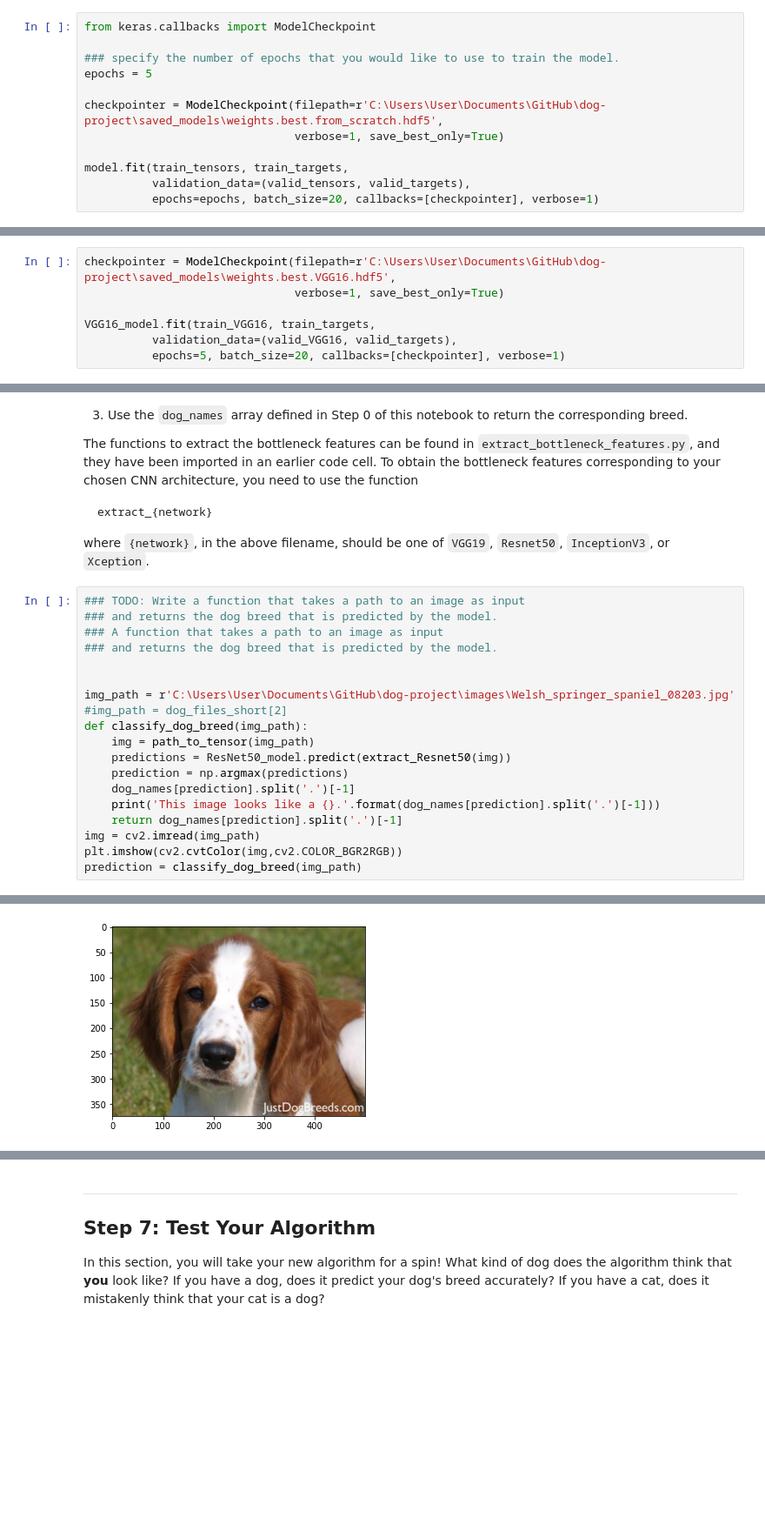
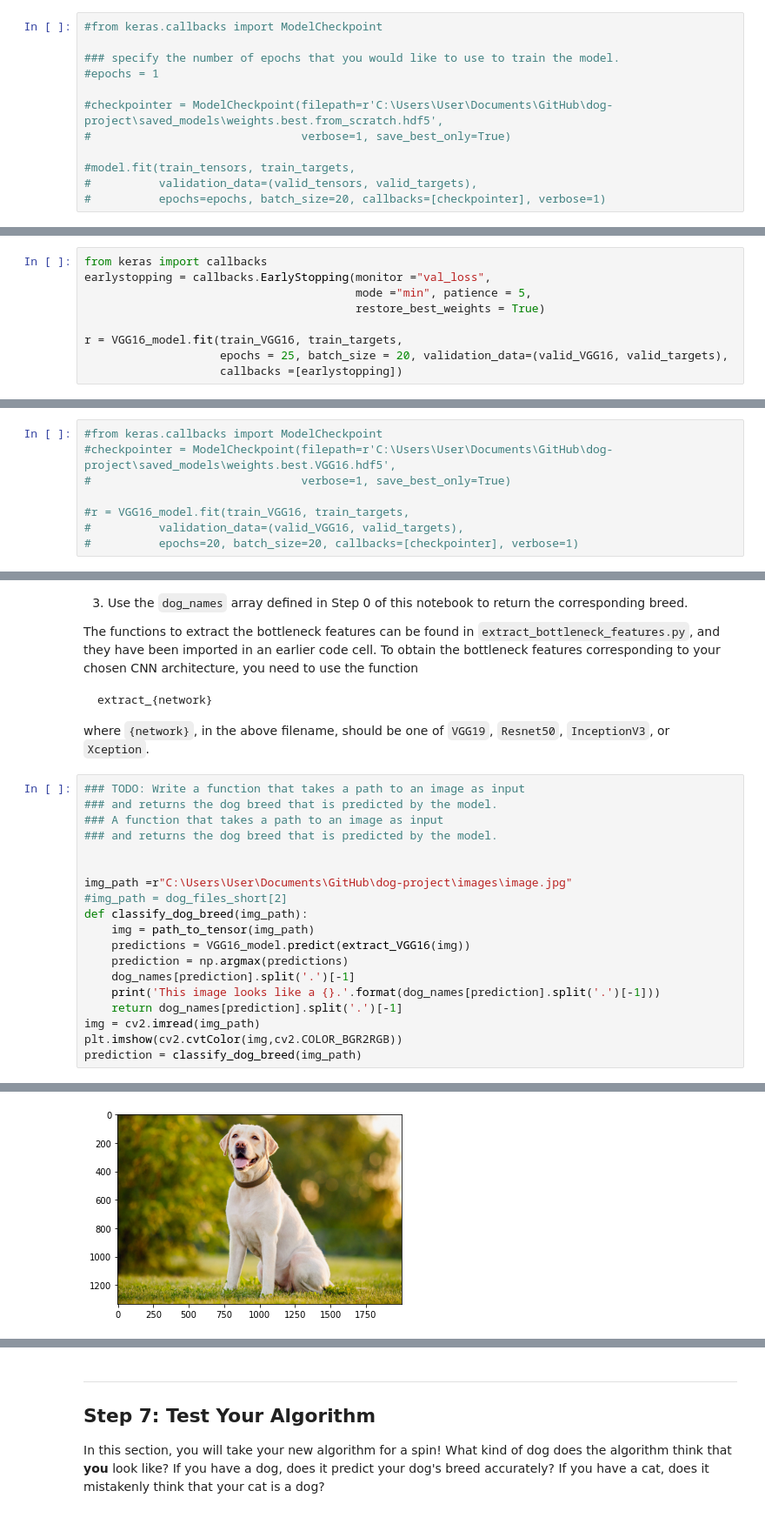
Before and after one commit to udacity/dog-project, a Jupyter notebook: dog_app.ipynb, the cells around one changed output, grey strips where cells are left out. Shown at 87% size. Saved outputs shown, nothing was run; the diff lists cells and outputs as text; blank space fills up the shorter version.

```diff
--- a/dog_app.ipynb
+++ b/dog_app.ipynb
@@ -424,14 +374,14 @@ Train your model in the code cell below.  Use model checkpointing to save the mo
 
 You are welcome to [augment the training data](https://blog.keras.io/building-powerful-image-classification-models-using-very-little-data.html), but this is not a requirement.
 # %%
-from keras.callbacks import ModelCheckpoint
+#from keras.callbacks import ModelCheckpoint
 
 ### specify the number of epochs that you would like to use to train the model.
-epochs = 5
+#epochs = 1
 
-checkpointer = ModelCheckpoint(filepath=r'C:\Users\User\Documents\GitHub\dog-project\saved_models\weights.best.from_scratch.hdf5',
-                               verbose=1, save_best_only=True)
+#checkpointer = ModelCheckpoint(filepath=r'C:\Users\User\Documents\GitHub\dog-project\saved_models\weights.best.from_scratch.hdf5',
+#                               verbose=1, save_best_only=True)
 
-model.fit(train_tensors, train_targets,
-          validation_data=(valid_tensors, valid_targets),
-          epochs=epochs, batch_size=20, callbacks=[checkpointer], verbose=1)
+#model.fit(train_tensors, train_targets,
+#          validation_data=(valid_tensors, valid_targets),
+#          epochs=epochs, batch_size=20, callbacks=[checkpointer], verbose=1)
@@ -511,3 +446,12 @@ _________________________________________________________________
 ### Compile the Model
 # %%
 VGG16_model.compile(loss='categorical_crossentropy', optimizer='rmsprop', metrics=['accuracy'])
+# %%
+from keras import callbacks
+earlystopping = callbacks.EarlyStopping(monitor ="val_loss",
+                                        mode ="min", patience = 5,
+                                        restore_best_weights = True)
+
+r = VGG16_model.fit(train_VGG16, train_targets,
+                    epochs = 25, batch_size = 20, validation_data=(valid_VGG16, valid_targets),
+                    callbacks =[earlystopping])
@@ -514,9 +476,10 @@ VGG16_model.compile(loss='categorical_crossentropy', optimizer='rmsprop', metric
 # %% [markdown]
 ### Train the Model
 # %%
-checkpointer = ModelCheckpoint(filepath=r'C:\Users\User\Documents\GitHub\dog-project\saved_models\weights.best.VGG16.hdf5',
-                               verbose=1, save_best_only=True)
+#from keras.callbacks import ModelCheckpoint
+#checkpointer = ModelCheckpoint(filepath=r'C:\Users\User\Documents\GitHub\dog-project\saved_models\weights.best.VGG16.hdf5',
+#                               verbose=1, save_best_only=True)
 
-VGG16_model.fit(train_VGG16, train_targets,
-          validation_data=(valid_VGG16, valid_targets),
-          epochs=5, batch_size=20, callbacks=[checkpointer], verbose=1)
+#r = VGG16_model.fit(train_VGG16, train_targets,
+#          validation_data=(valid_VGG16, valid_targets),
+#          epochs=20, batch_size=20, callbacks=[checkpointer], verbose=1)
@@ -732,11 +650,11 @@ where `{network}`, in the above filename, should be one of `VGG19`, `Resnet50`,
 ### and returns the dog breed that is predicted by the model.
 
 
-img_path = r'C:\Users\User\Documents\GitHub\dog-project\images\Welsh_springer_spaniel_08203.jpg'
+img_path =r"C:\Users\User\Documents\GitHub\dog-project\images\image.jpg"
 #img_path = dog_files_short[2]
 def classify_dog_breed(img_path):
     img = path_to_tensor(img_path)
-    predictions = ResNet50_model.predict(extract_Resnet50(img))
+    predictions = VGG16_model.predict(extract_VGG16(img))
     prediction = np.argmax(predictions)
     dog_names[prediction].split('.')[-1]
     print('This image looks like a {}.'.format(dog_names[prediction].split('.')[-1]))
@@ -752,4 +667,4 @@ ValueError: in user code:
-[figure, old version]
+[figure, new version]
 # %% [markdown]
 ---
 <a id='step6'></a>
```
Also changed, not shown: parts of 25 cells of this notebook, 14 other files.
